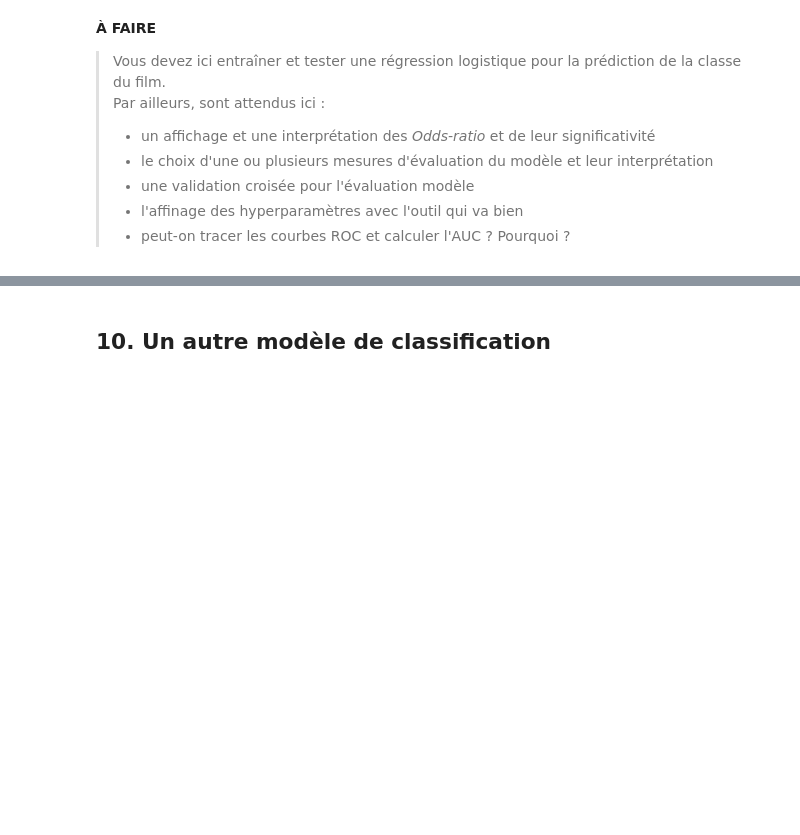
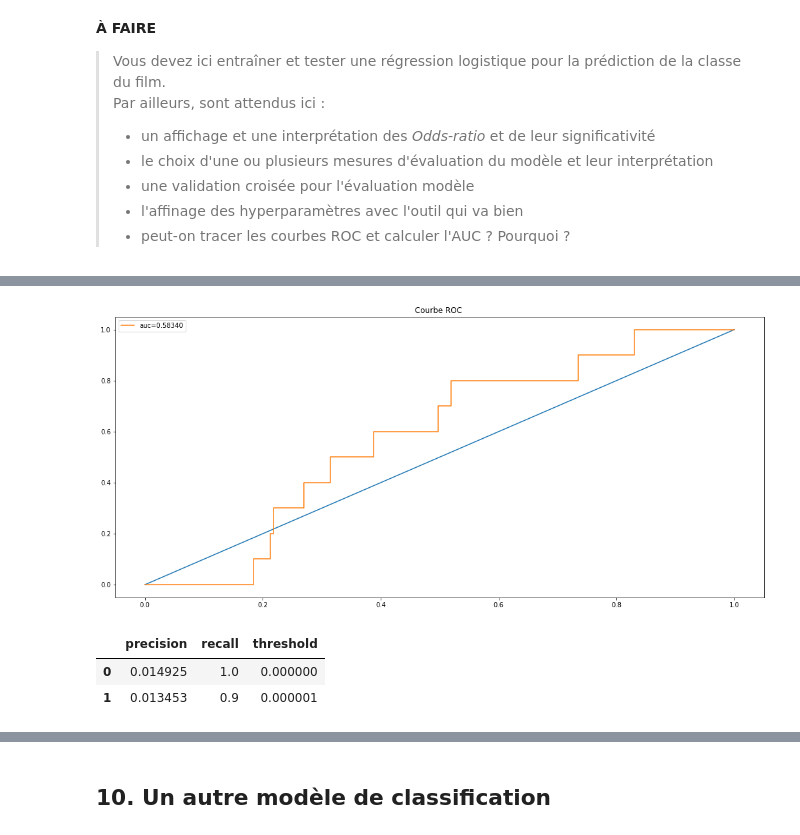
Before and after one commit to OphelieS/Data-analysis-IMBD-movies, a Jupyter notebook: Projet P6 - Ophelie.ipynb, the cells around one changed output, grey strips where cells are left out. Saved outputs shown, nothing was run; the diff lists cells and outputs as text; code cells hidden in the pictures; blank space fills up the shorter version.

```diff
--- a/Projet P6 - Ophelie.ipynb
+++ b/Projet P6 - Ophelie.ipynb
@@ -597,10 +656,10 @@ X.shape, y.shape
 # %%
 # Affichage des histogrammes des variables
 #fig = plt.figure(figsize=(25, 25))
-for i in range(X.shape[1]):
-    ax = fig.add_subplot(10,10, (i+1))
-    ax.hist(X.iloc[:, i], bins=50, color='steelblue', density=True, edgecolor='none')
-    ax.set_title(data2.columns[i], fontsize=14)
+#for i in range(X.shape[1]):
+#    ax = fig.add_subplot(10,10, (i+1))
+#    ax.hist(X.iloc[:, i], bins=50, color='steelblue', density=True, edgecolor='none')
+#    ax.set_title(data2.columns[i], fontsize=14)
 # %%
 ycate = y.values.reshape(-1,1)
 ycate.shape
@@ -917,3 +1064,6 @@ print(classification_report(ycate_test, grid_search_rfc.predict(Xcate_test_rfe))
 >- une validation croisée pour l'évaluation modèle
 >- l'affinage des hyperparamètres avec l'outil qui va bien
 >- peut-on tracer les courbes ROC et calculer l'AUC ? Pourquoi ?
+# %%
+reglog = LogisticRegression()
+reglog.fit(Xcate_train_rfe, ycate_train)
@@ -919,0 +1090,15 @@ print(classification_report(ycate_test, grid_search_rfc.predict(Xcate_test_rfe))
+# %%
+from sklearn.metrics import roc_auc_score, roc_curve, auc
+proba = reglog.predict_proba(Xcate_test_rfe)
+fpr0, tpr0, thresholds0 = roc_curve(ycate_test, proba[:, 0], pos_label=reglog.classes_[0], drop_intermediate=False)
+
+fig, ax = plt.subplots(1, 1, figsize=(18,8))
+ax.plot([0, 1], [0, 1])
+
+aucf = auc(fpr0, tpr0)
+ax.plot(fpr0, tpr0, label='auc=%1.5f' % aucf)
+ax.set_title('Courbe ROC ')
+
+ax.legend();
+# %% [output]
+[figure, added]
@@ -920,3 +1107,10 @@ print(classification_report(ycate_test, grid_search_rfc.predict(Xcate_test_rfe))
+# %%
+tab = pd.DataFrame(dict(precision=precision, recall=recall,threshold=[0] + list(thresholds)))
+tab.head(n=2)
+# %% [output]
+|  | precision | recall | threshold |
+| 0 | 0.014925 | 1.0 | 0.000000 |
+| 1 | 0.013453 | 0.9 | 0.000001 |
 # %% [markdown]
 <a id='autre_class'></a>
 # %% [markdown]
```
Also changed, not shown: parts of 22 cells of this notebook.
